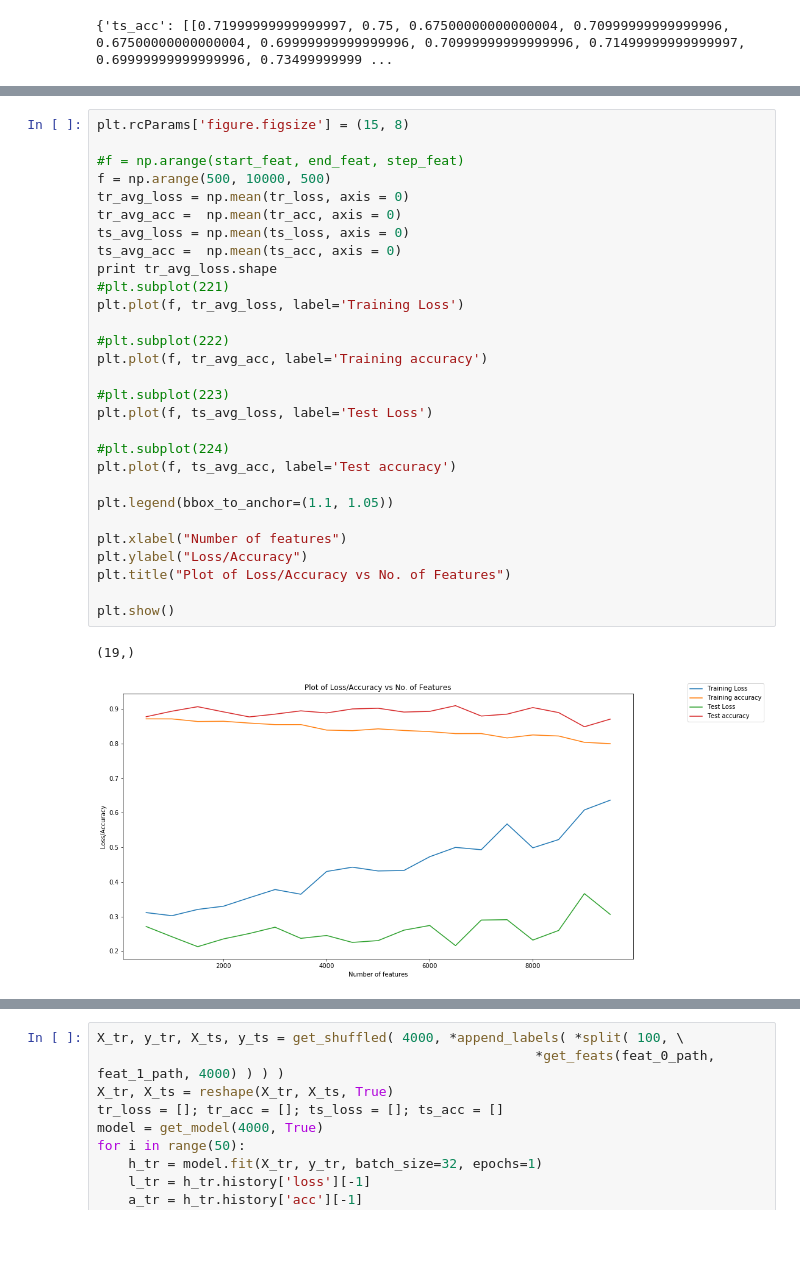
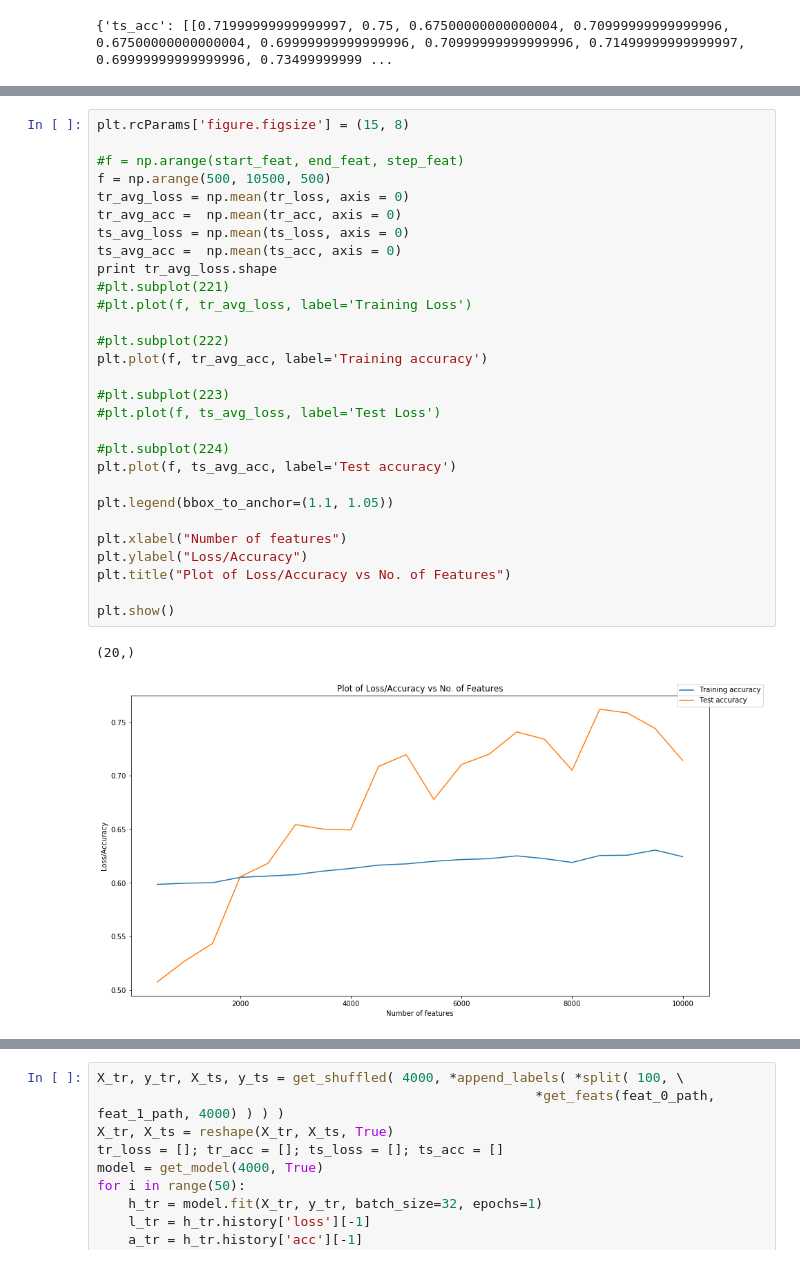
Before and after one commit to pankajb64/wf_attacks_evaluation, a Jupyter notebook: WF Trial.ipynb, the cells around one changed output, grey strips where cells are left out. Drawn from its saved outputs; the diff is of its cells as text; blank space fills up the shorter version.

Commit message:
Updated notebook with code to plot data and handle subsequent experiments

```diff
--- a/WF Trial.ipynb
+++ b/WF Trial.ipynb
@@ -346,32 +350,32 @@ Packet Count limit for which the accuracy achieved
 # %%
 plt.rcParams['figure.figsize'] = (15, 8)
 
 #f = np.arange(start_feat, end_feat, step_feat)
-f = np.arange(500, 10000, 500)
+f = np.arange(500, 10500, 500)
 tr_avg_loss = np.mean(tr_loss, axis = 0)
 tr_avg_acc =  np.mean(tr_acc, axis = 0)
 ts_avg_loss = np.mean(ts_loss, axis = 0)
 ts_avg_acc =  np.mean(ts_acc, axis = 0)
 print tr_avg_loss.shape
 #plt.subplot(221)
-plt.plot(f, tr_avg_loss, label='Training Loss')
+#plt.plot(f, tr_avg_loss, label='Training Loss')
 
 #plt.subplot(222)
 plt.plot(f, tr_avg_acc, label='Training accuracy')
 
 #plt.subplot(223)
-plt.plot(f, ts_avg_loss, label='Test Loss')
+#plt.plot(f, ts_avg_loss, label='Test Loss')
 
 #plt.subplot(224)
 plt.plot(f, ts_avg_acc, label='Test accuracy')
 
 plt.legend(bbox_to_anchor=(1.1, 1.05))
 
 plt.xlabel("Number of features")
 plt.ylabel("Loss/Accuracy")
 plt.title("Plot of Loss/Accuracy vs No. of Features")
 
 plt.show()
 # %% [output]
-(19,)
+(20,)
-[figure, old version]
+[figure, new version]
```
Also changed, not shown: parts of 4 cells of this notebook.
